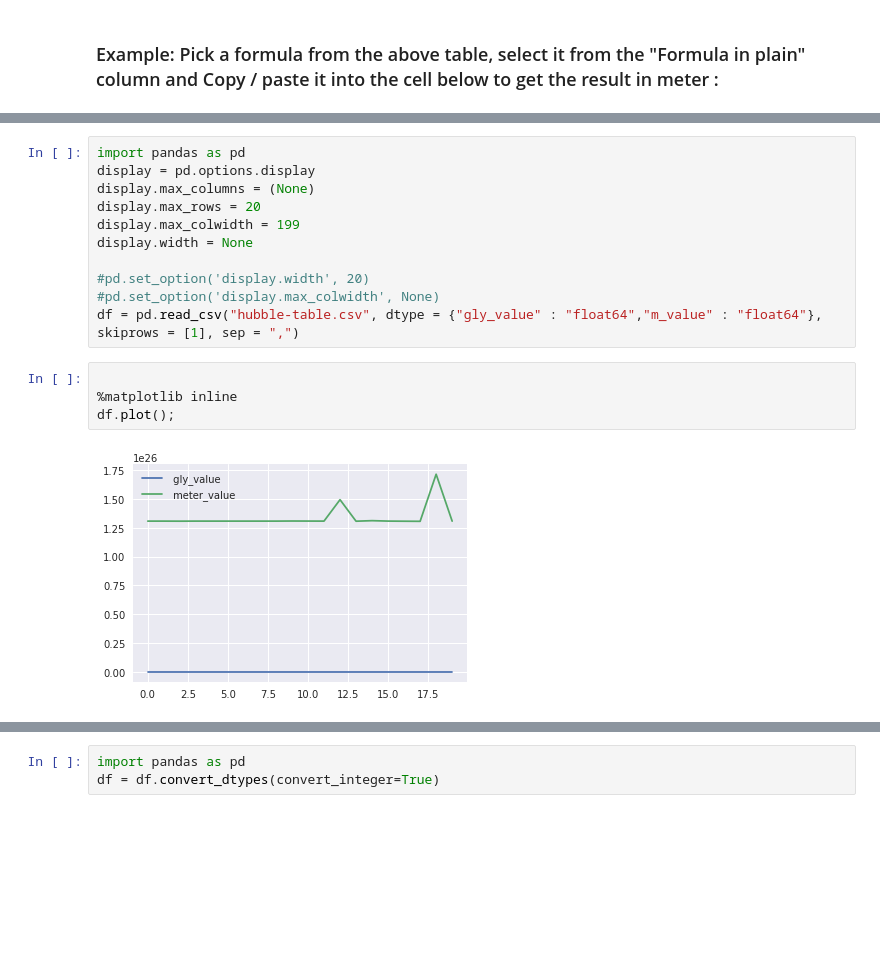
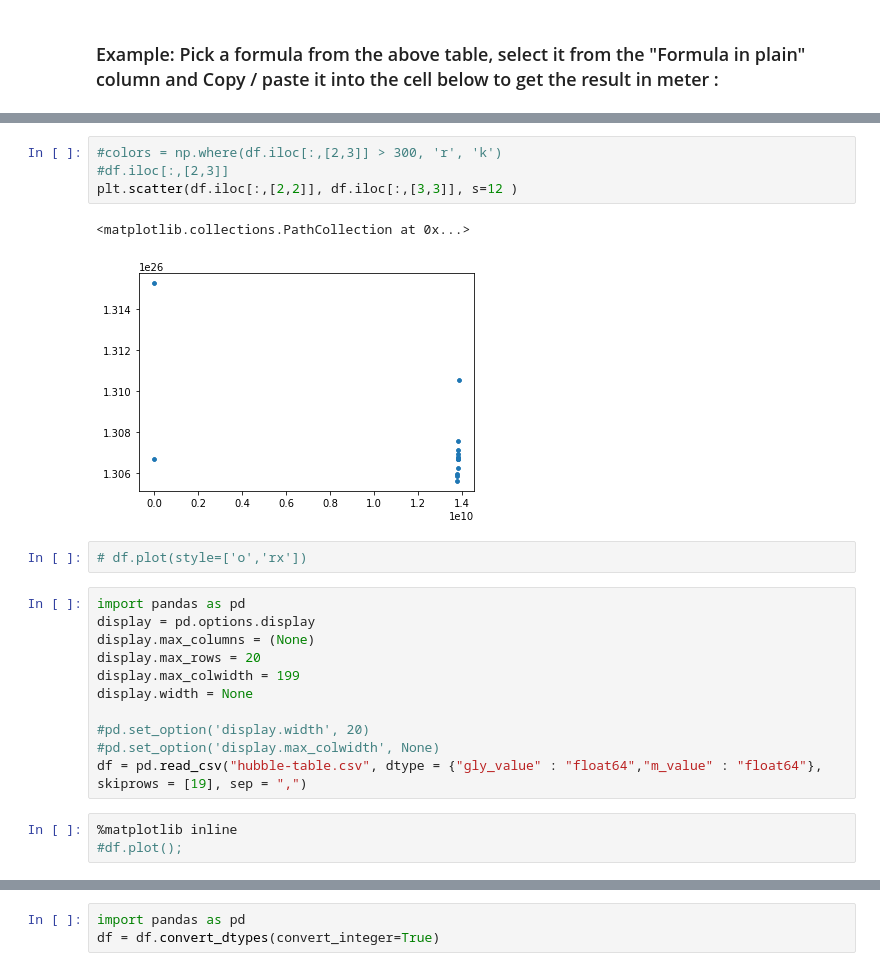
Before and after one commit to LaGuer/hubble-radius, a Jupyter notebook: hubble-radius.ipynb, the cells around one changed output, grey strips where cells are left out. Saved outputs shown, nothing was run; the diff lists cells and outputs as text; blank space fills up the shorter version.

```diff
--- a/hubble-radius.ipynb
+++ b/hubble-radius.ipynb
@@ -229,3 +253,12 @@ df.tail (10)
+# %%
+#colors = np.where(df.iloc[:,[2,3]] > 300, 'r', 'k')
+#df.iloc[:,[2,3]]
+plt.scatter(df.iloc[:,[2,2]], df.iloc[:,[3,3]], s=12 )
+# %% [output]
+<matplotlib.collections.PathCollection at 0x...>
+[figure, added]
+# %%
+# df.plot(style=['o','rx'])
 # %%
 import pandas as pd
 display = pd.options.display
@@ -236,10 +269,7 @@ display.width = None
 
 #pd.set_option('display.width', 20)
 #pd.set_option('display.max_colwidth', None)
-df = pd.read_csv("hubble-table.csv", dtype = {"gly_value" : "float64","m_value" : "float64"}, skiprows = [1], sep = ",")
+df = pd.read_csv("hubble-table.csv", dtype = {"gly_value" : "float64","m_value" : "float64"}, skiprows = [19], sep = ",")
 # %%
-
 %matplotlib inline
-df.plot();
+#df.plot();
-# %% [output]
-[figure, removed]
```
Also changed, not shown: parts of 9 cells of this notebook.
